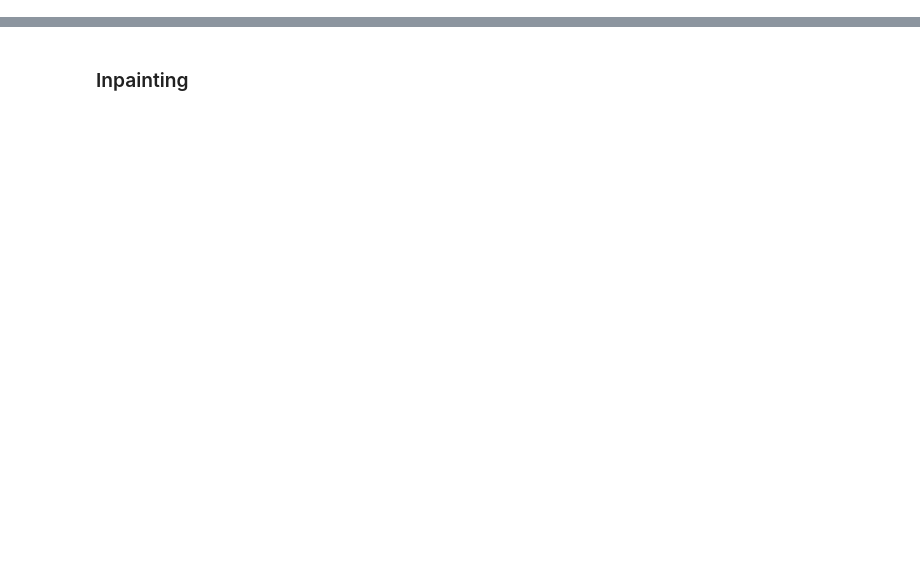
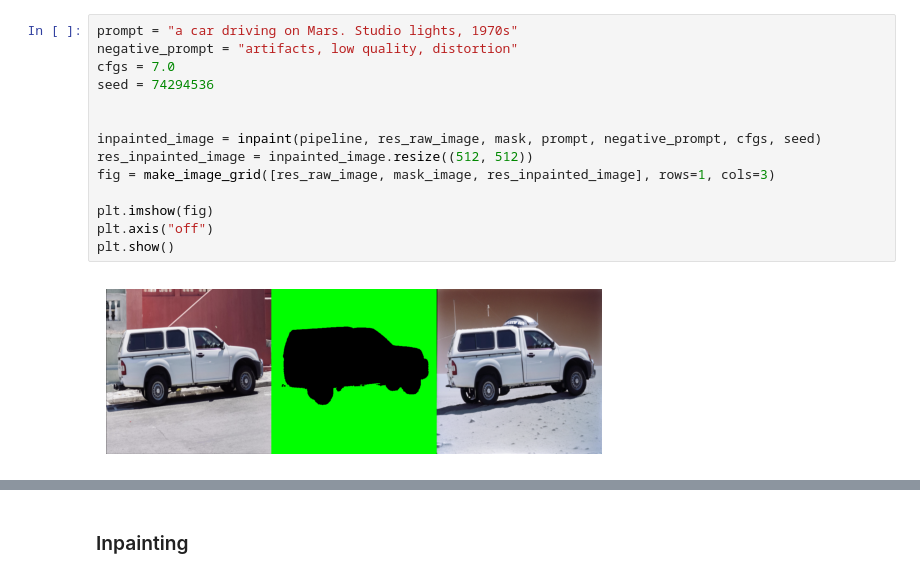
Before and after one commit to kkuwaran/subject-background-inpainting-app, a Jupyter notebook: main.ipynb, the cells around one changed output, grey strips where cells are left out. Cells and saved outputs as stored; diff of their text form; blank space fills up the shorter version.

```diff
--- a/main.ipynb
+++ b/main.ipynb
@@ -19 +68,17 @@ processor = SamProcessor.from_pretrained(model_name)
+# %%
+prompt = "a car driving on Mars. Studio lights, 1970s"
+negative_prompt = "artifacts, low quality, distortion"
+cfgs = 7.0
+seed = 74294536
+
+
+inpainted_image = inpaint(pipeline, res_raw_image, mask, prompt, negative_prompt, cfgs, seed)
+res_inpainted_image = inpainted_image.resize((512, 512))
+fig = make_image_grid([res_raw_image, mask_image, res_inpainted_image], rows=1, cols=3)
+
+plt.imshow(fig)
+plt.axis("off")
+plt.show()
+# %% [output]
+[figure, added]
 # %%
```
Also changed, not shown: parts of 10 cells of this notebook, 1 other file.
